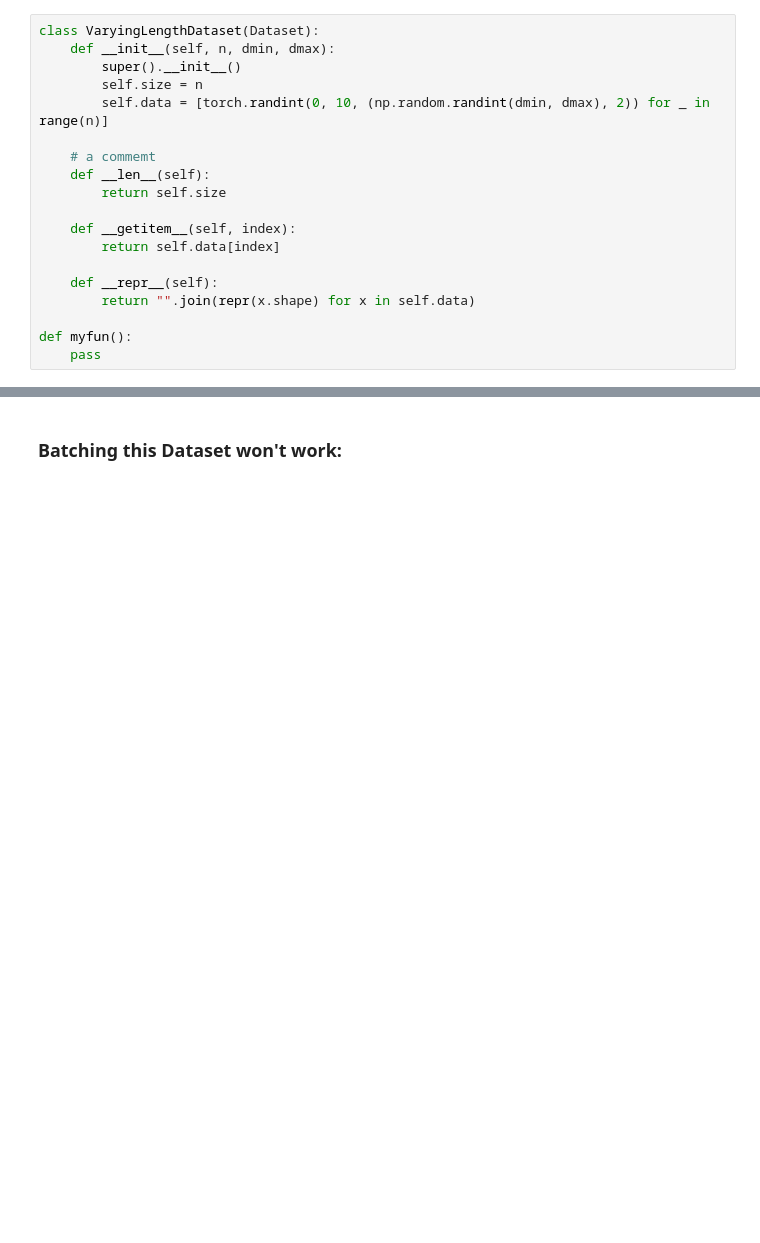
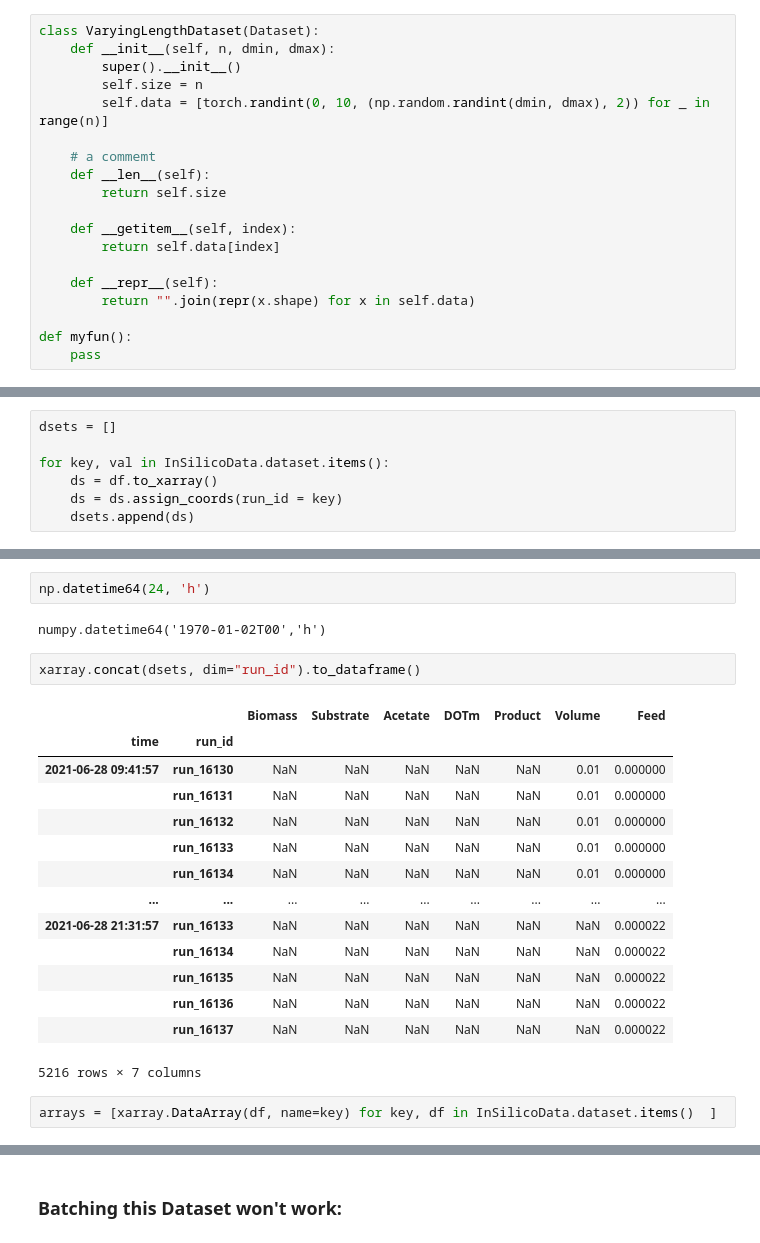
Before and after one commit to randolf-scholz/tsdm, a Jupyter notebook: dev/dataloader_list_test.ipynb, the cells around one changed output, grey strips where cells are left out. Drawn from its saved outputs; the diff is of its cells as text; blank space fills up the shorter version.

Commit message:
fixed some doc issue, added random time samples

```diff
--- a/dev/dataloader_list_test.ipynb
+++ b/dev/dataloader_list_test.ipynb
@@ -25,0 +77,7 @@ def myfun():
+# %%
+dsets = []
+
+for key, val in InSilicoData.dataset.items():
+    ds = df.to_xarray()
+    ds = ds.assign_coords(run_id = key)
+    dsets.append(ds)
@@ -25,0 +132,23 @@ def myfun():
+# %%
+np.datetime64(24, 'h')
+# %% [output]
+numpy.datetime64('1970-01-02T00','h')
+# %%
+xarray.concat(dsets, dim="run_id").to_dataframe()
+# %% [output]
+|  |  | Biomass | Substrate | Acetate | DOTm | Product | Volume | Feed |
+| time | run_id |  |  |  |  |  |  |  |
+| 2021-06-28 09:41:57 | run_16130 | NaN | NaN | NaN | NaN | NaN | 0.01 | 0.000000 |
+|  | run_16131 | NaN | NaN | NaN | NaN | NaN | 0.01 | 0.000000 |
+|  | run_16132 | NaN | NaN | NaN | NaN | NaN | 0.01 | 0.000000 |
+|  | run_16133 | NaN | NaN | NaN | NaN | NaN | 0.01 | 0.000000 |
+|  | run_16134 | NaN | NaN | NaN | NaN | NaN | 0.01 | 0.000000 |
+| ... | ... | ... | ... | ... | ... | ... | ... | ... |
+| 2021-06-28 21:31:57 | run_16133 | NaN | NaN | NaN | NaN | NaN | NaN | 0.000022 |
+|  | run_16134 | NaN | NaN | NaN | NaN | NaN | NaN | 0.000022 |
+|  | run_16135 | NaN | NaN | NaN | NaN | NaN | NaN | 0.000022 |
+|  | run_16136 | NaN | NaN | NaN | NaN | NaN | NaN | 0.000022 |
+|  | run_16137 | NaN | NaN | NaN | NaN | NaN | NaN | 0.000022 |
+5216 rows × 7 columns
+# %%
+arrays = [xarray.DataArray(df, name=key) for key, df in InSilicoData.dataset.items()  ]
```
Also changed, not shown: parts of 32 cells of this notebook, 51 other files.
